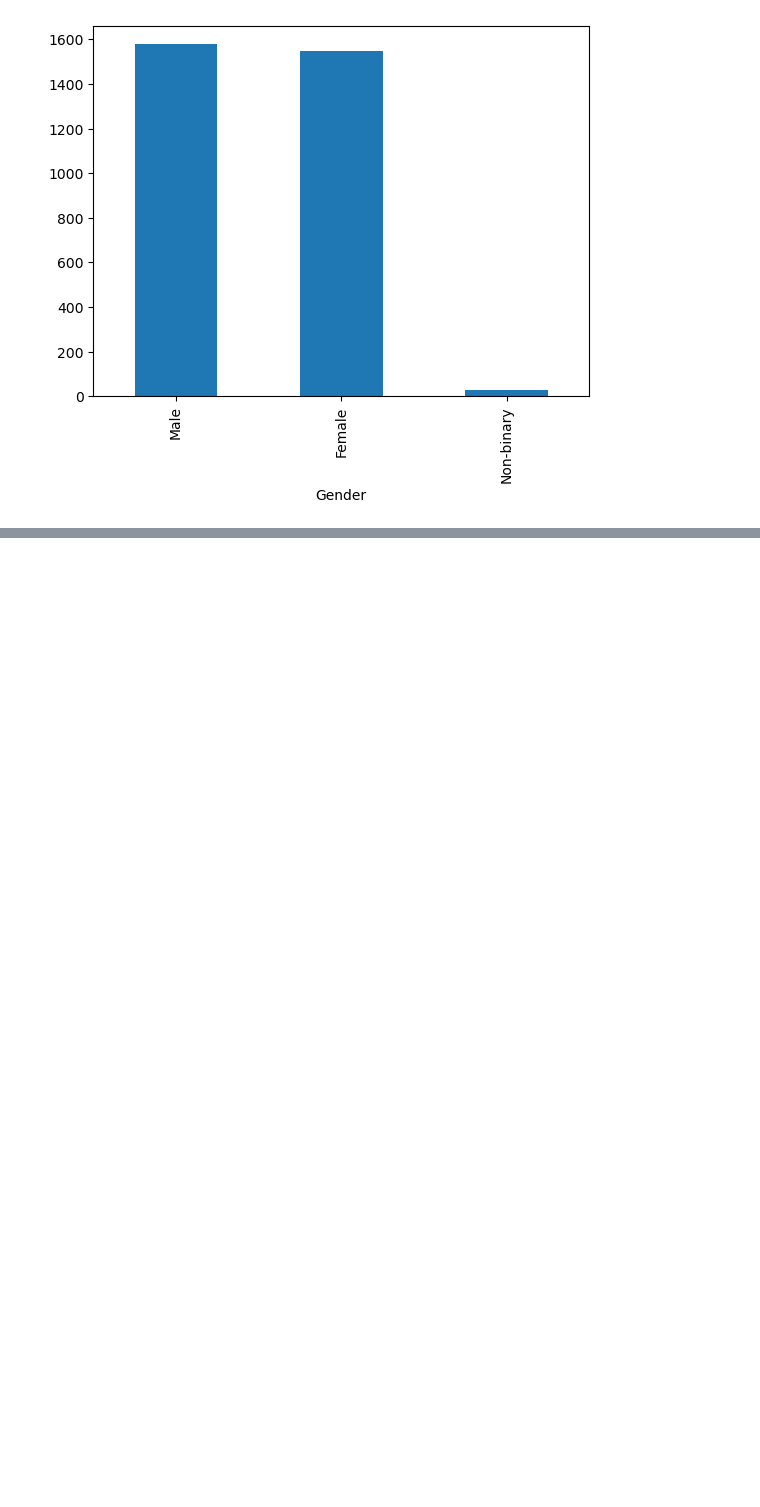
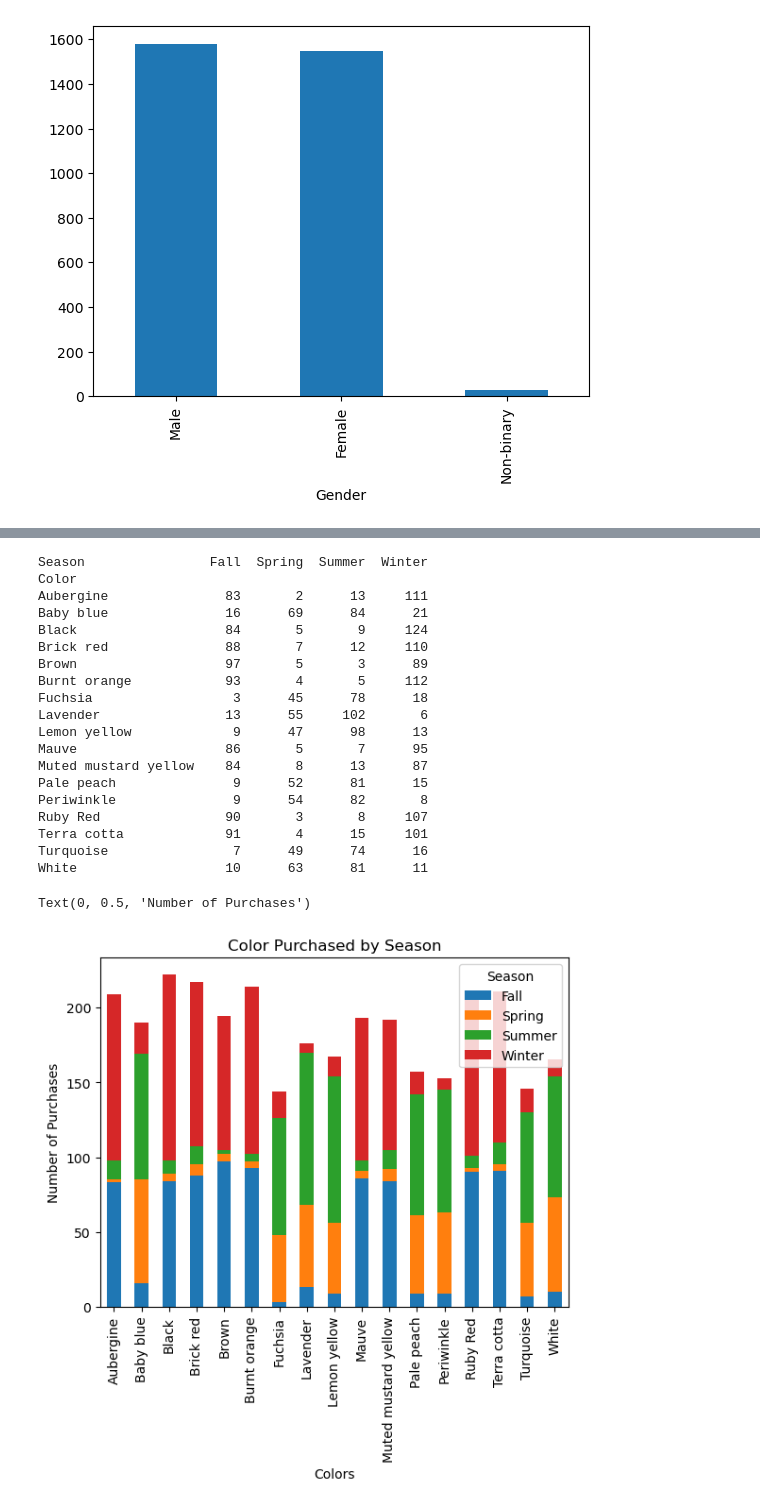
Before and after one commit to snalepa11/shopping-behavior-, a Jupyter notebook: explore.ipynb, the cells around one changed output, grey strips where cells are left out. Drawn from its saved outputs; the diff is of its cells as text; code cells hidden in the pictures; blank space fills up the shorter version.

```diff
--- a/explore.ipynb
+++ b/explore.ipynb
@@ -144,0 +186,35 @@ data['Gender'].value_counts().plot.bar()
+# %%
+pivot_color_by_season = data.pivot_table(
+    values='Purchase Amount (USD)',
+    index='Color',
+    columns='Season',
+    aggfunc='count',
+    fill_value=0
+)
+print(pivot_color_by_season)
+pivot_color_by_season.plot.bar(stacked=True)
+plt.title('Color Purchased by Season')
+plt.xlabel('Colors')
+plt.ylabel('Number of Purchases')
+# %% [output]
+Season                Fall  Spring  Summer  Winter
+Color
+Aubergine               83       2      13     111
+Baby blue               16      69      84      21
+Black                   84       5       9     124
+Brick red               88       7      12     110
+Brown                   97       5       3      89
+Burnt orange            93       4       5     112
+Fuchsia                  3      45      78      18
+Lavender                13      55     102       6
+Lemon yellow             9      47      98      13
+Mauve                   86       5       7      95
+Muted mustard yellow    84       8      13      87
+Pale peach               9      52      81      15
+Periwinkle               9      54      82       8
+Ruby Red                90       3       8     107
+Terra cotta             91       4      15     101
+Turquoise                7      49      74      16
+White                   10      63      81      11
+Text(0, 0.5, 'Number of Purchases')
+[figure, added]
```
Also changed, not shown: parts of 8 cells of this notebook, 1 other file.
